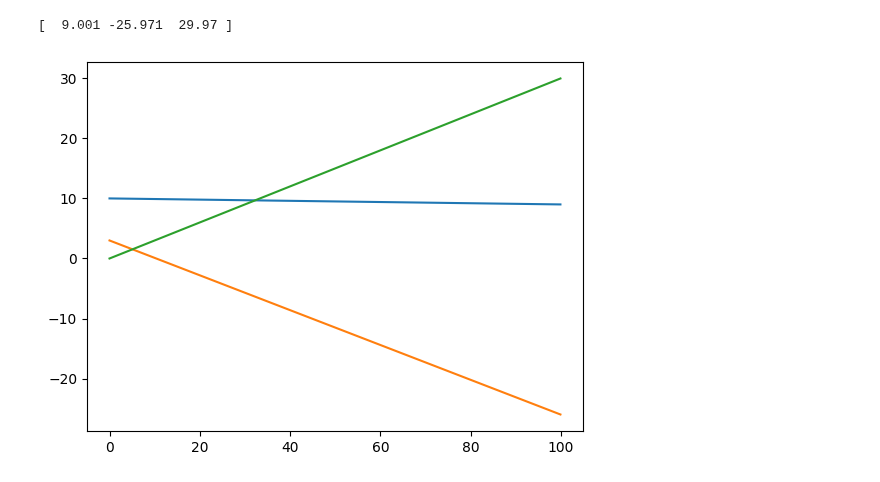
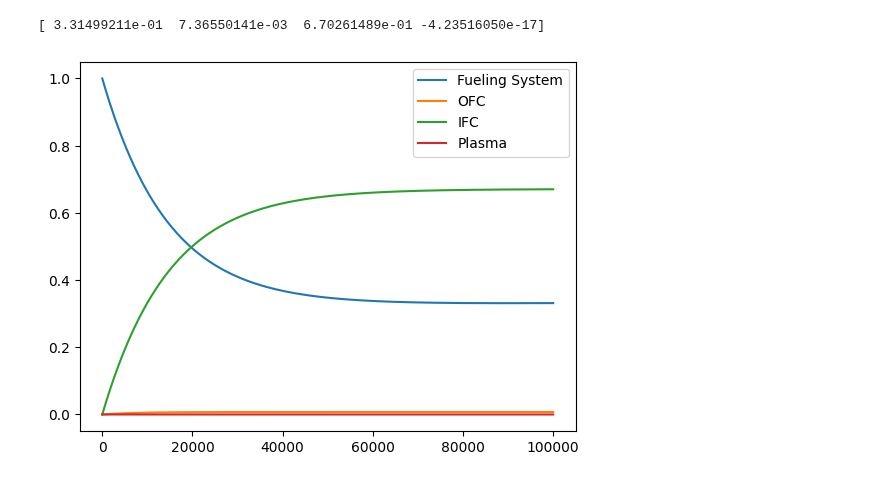
Before and after one commit to gabriele-ferrero/TRIOMA, a Jupyter notebook: test.ipynb, the cells around one changed output. Drawn from its saved outputs; the diff is of its cells as text; code cells hidden in the pictures.

Commit message:
first simulation running

```diff
--- a/test.ipynb
+++ b/test.ipynb
@@ -167,25 +217,33 @@ def visualize_connections(component_map):
     # Show the plot
     plt.show()
 # %%
-component1 = Component("Storage", 1000)
-component2 = Component("OFC", 10)
-component3 = Component("IFC", 10)
-component1.tritium_inventory = 10
-component2.tritium_inventory = 3
+tau_ofc = 2 * 3600
+tau_ifc = 4 * 3600
+I_startup = 1
+TBE = 0.02
+component1 = FuelingSystem("Fueling System", N_burn, TBE, initial_inventory=I_startup)
+component2 = Component("OFC", tau_ofc, initial_inventory=0, tritium_source=N_burn * TBR)
+component3 = Component("IFC", tau_ifc)
+component4 = Plasma("Plasma", N_burn, TBE)
 port1 = component1.add_output_port("Port 1")
-port2 = component2.add_input_port("Port 2")
-port3 = component2.add_output_port("Port 3")
+port2 = component4.add_input_port("Port 2")
+port3 = component4.add_output_port("Port 3")
 port4 = component3.add_input_port("Port 4")
 port5 = component3.add_output_port("Port 5")
-port6 = component1.add_input_port("Port 6")
+port6 = component2.add_output_port("Port 6")
+port7 = component1.add_input_port("Port 7")
+port8 = component3.add_input_port("Port 8")
 
 component_map = ComponentMap()
 component_map.add_component(component1)
 component_map.add_component(component2)
 component_map.add_component(component3)
-component_map.connect_ports(component1, port1, component2, port2)
-component_map.connect_ports(component2, port3, component3, port4)
-component_map.connect_ports(component3, port5, component1, port6)
+component_map.add_component(component4)
+component_map.connect_ports(component1, port1, component4, port2)
+component_map.connect_ports(component4, port3, component3, port4)
+component_map.connect_ports(component3, port5, component1, port7)
+component_map.connect_ports(component2, port6, component3, port8)
 component_map.print_connected_map()
-visualize_connections(component_map)
+# visualize_connections(component_map)
+component1.get_inflow()
 # %% [output]
@@ -202,9 +263,9 @@ Component: IFC
 # %%
-components = component_map.components
-simulation = Simulate(0.1, 100, components)
-t,y = simulation.forward_euler()
+simulation = Simulate(0.1, 1e5, component_map)
+t, y = simulation.forward_euler()
 plt.plot(t, y)
+plt.legend(component_map.components.keys())
 print(y[-1,:])
 # %% [output]
-[  9.001 -25.971  29.97 ]
+[ 3.31499211e-01  7.36550141e-03  6.70261489e-01 -4.23516050e-17]
-[figure, old version]
+[figure, new version]
```
Also changed, not shown: parts of 3 cells of this notebook.
